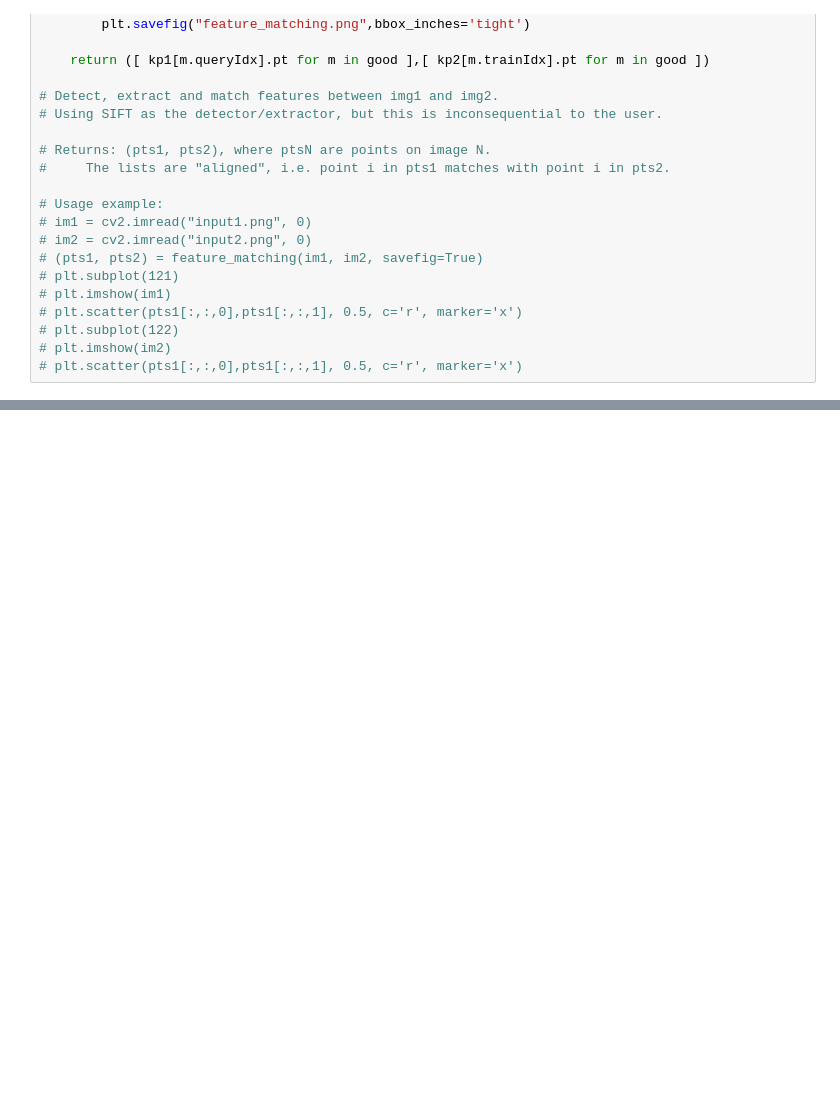
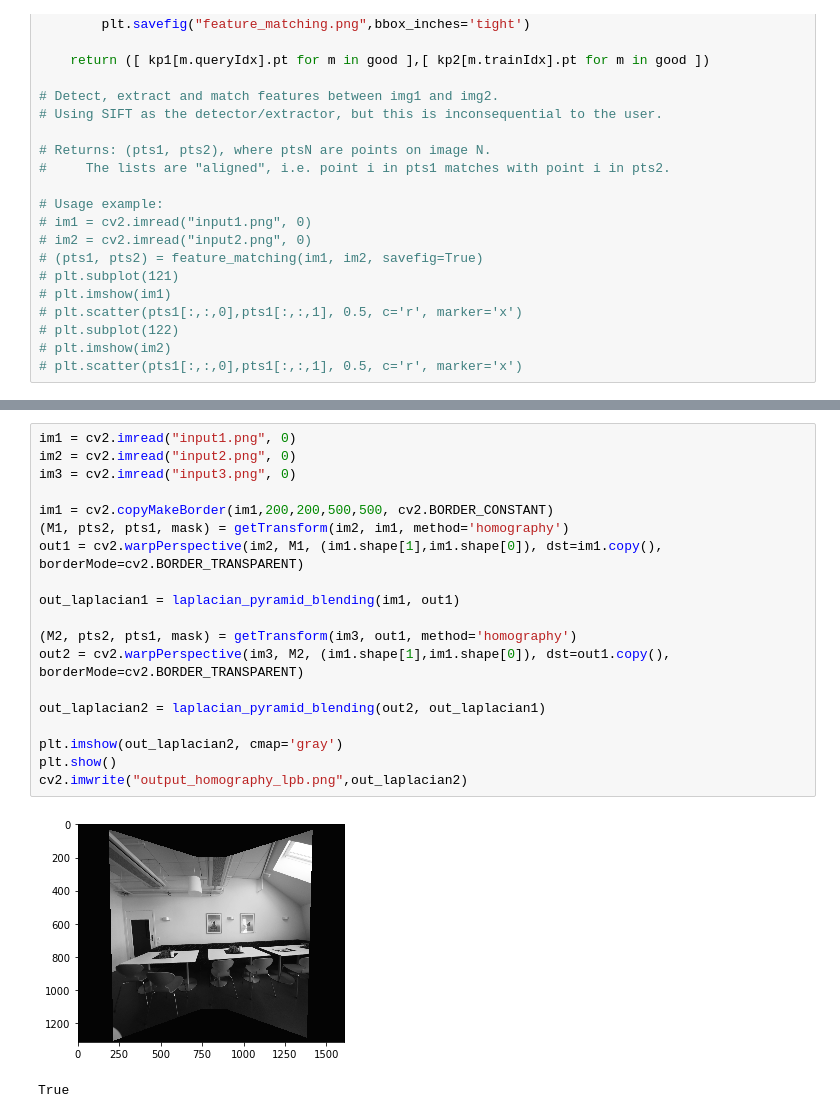
Before and after one commit to trungnguyencs/ComputerVision, a Jupyter notebook: HW2-Panoramas/HW3.ipynb, the cells around one changed output, grey strips where cells are left out. Cells and saved outputs as stored; diff of their text form; blank space fills up the shorter version.

```diff
--- a/HW2-Panoramas/HW3.ipynb
+++ b/HW2-Panoramas/HW3.ipynb
@@ -124,3 +205,25 @@ out.shape
+# %%
+im1 = cv2.imread("input1.png", 0)
+im2 = cv2.imread("input2.png", 0)
+im3 = cv2.imread("input3.png", 0)
+
+im1 = cv2.copyMakeBorder(im1,200,200,500,500, cv2.BORDER_CONSTANT)
+(M1, pts2, pts1, mask) = getTransform(im2, im1, method='homography')
+out1 = cv2.warpPerspective(im2, M1, (im1.shape[1],im1.shape[0]), dst=im1.copy(), borderMode=cv2.BORDER_TRANSPARENT)
+
+out_laplacian1 = laplacian_pyramid_blending(im1, out1)
+
+(M2, pts2, pts1, mask) = getTransform(im3, out1, method='homography')
+out2 = cv2.warpPerspective(im3, M2, (im1.shape[1],im1.shape[0]), dst=out1.copy(), borderMode=cv2.BORDER_TRANSPARENT)
+
+out_laplacian2 = laplacian_pyramid_blending(out2, out_laplacian1)
+
+plt.imshow(out_laplacian2, cmap='gray')
+plt.show()
+cv2.imwrite("output_homography_lpb.png",out_laplacian2)
+# %% [output]
+[figure, added]
+True
 # %%
 def cylindricalWarpImage(img1, K, savefig=False):
     f = K[0,0]
```
Also changed, not shown: parts of 13 cells of this notebook, 6 other files.
